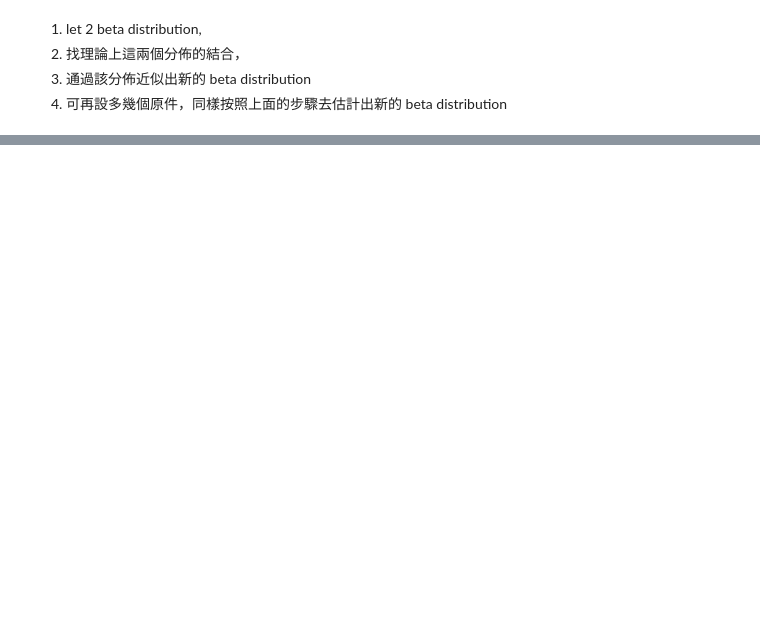
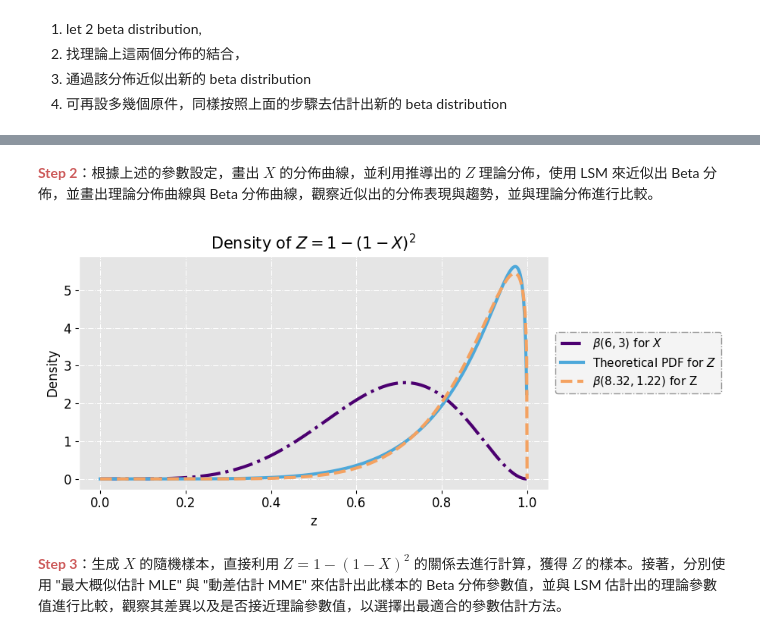
Before and after one commit to shengsia02/StatComp, a Jupyter notebook: hw6/StatComp_411078064_.ipynb, the cells around one changed output, grey strips where cells are left out. Saved outputs shown, nothing was run; the diff lists cells and outputs as text; code cells hidden in the pictures; blank space fills up the shorter version.

```diff
--- a/hw6/StatComp_411078064_.ipynb
+++ b/hw6/StatComp_411078064_.ipynb
@@ -178,0 +611,57 @@ algo_method.sort_values(by = 'times').reset_index(drop = True)
+# %% [markdown]
+**<font color=indianred>Step 2</font>**：根據上述的參數設定，畫出 $X$ 的分佈曲線，並利用推導出的 $Z$ 理論分佈，使用 LSM 來近似出 Beta 分佈，並畫出理論分佈曲線與 Beta 分佈曲線，觀察近似出的分佈表現與趨勢，並與理論分佈進行比較。
+# %%
+## 初始設定
+# 設定參數
+a1, b1 = 6, 3
+# 設定 X 的分配
+fx = lambda x: beta.pdf(x, a1, b1)
+# 計算理論 Z 的 PDF
+z = np.linspace(0, 1, 1000)
+f = lambda z : fx(1 - np.sqrt(1 - z)) / (2 * np.sqrt(1 - z))
+fz = np.vectorize(f)(z)  # z 如果是 array，就會自動對每個元素呼叫 f，並且返回一個 array
+
+
+## 用另一個 Beta 分配 \beta(a,b) 來近似 Z 的分配
+# 定義 LSM 函數
+def est_beta_param(params):
+    a, b = params
+    beta_pdf = lambda z: beta.pdf(z, a, b)
+    integrand = lambda z: (f(z) - beta_pdf(z)) ** 2
+    integral = integrate.quad(integrand, 0, 1)
+    return integral[0]
+# 初始值
+initial = [8, 1]
+# 設定邊界
+bounds = [(0, np.inf), (0, np.inf)]
+# 使用 minimize 來估計出參數
+result = minimize(est_beta_param, initial, bounds = bounds , method = 'SLSQP')
+# 獲取估計的參數
+a_hat, b_hat = result.x
+
+
+## 畫圖
+plt.style.use('ggplot')
+fig = plt.figure(figsize = (8, 4))
+plt.plot(z, fx(z), label = f'$\\beta({a1}, {b1})$ for $X$', linestyle = '-.', linewidth = 3
+         , color = '#4c0070')
+plt.plot(z, fz, label = f'Theoretical PDF for $Z$' , linewidth = 3, linestyle = '-'
+         , color = '#4da8da')
+plt.plot(z, beta.pdf(z, a_hat, b_hat), label = f'$\\beta({a_hat:.2f}, {b_hat:.2f})$ for Z'
+         , linewidth = 3, linestyle = '--', color = '#f4a261')
+plt.xlabel('z', fontsize = 12, color = 'black')
+plt.ylabel('Density', fontsize = 12, color = 'black')
+plt.title('Density of $Z = 1 - (1 - X)^2$', fontsize = 15, color = 'black')
+plt.tick_params(axis = 'both', labelsize = 12, colors = 'black')
+lgd = plt.legend(edgecolor = '#666666', prop = {'size': 11}, frameon = True \
+                 , bbox_to_anchor = (1.38, 0.7))
+lgd.get_frame().set_linestyle('-.')
+lgd.get_frame().set_alpha(0.4)
+lgd.get_frame().set_linewidth(1)
+lgd.get_frame().set_edgecolor('black')
+plt.grid(True, linestyle = '-.', color = 'white')
+plt.show()
+# %% [output]
+[figure, added]
+# %% [markdown]
+**<font color=indianred>Step 3</font>**：生成 $X$ 的隨機樣本，直接利用 $Z = 1 - (1 - X)^2$ 的關係去進行計算，獲得 $Z$ 的樣本。接著，分別使用 "最大概似估計 MLE" 與 "動差估計 MME" 來估計出此樣本的 Beta 分佈參數值，並與 LSM 估計出的理論參數值進行比較，觀察其差異以及是否接近理論參數值，以選擇出最適合的參數估計方法。
```
Also changed, not shown: parts of 33 cells of this notebook.
